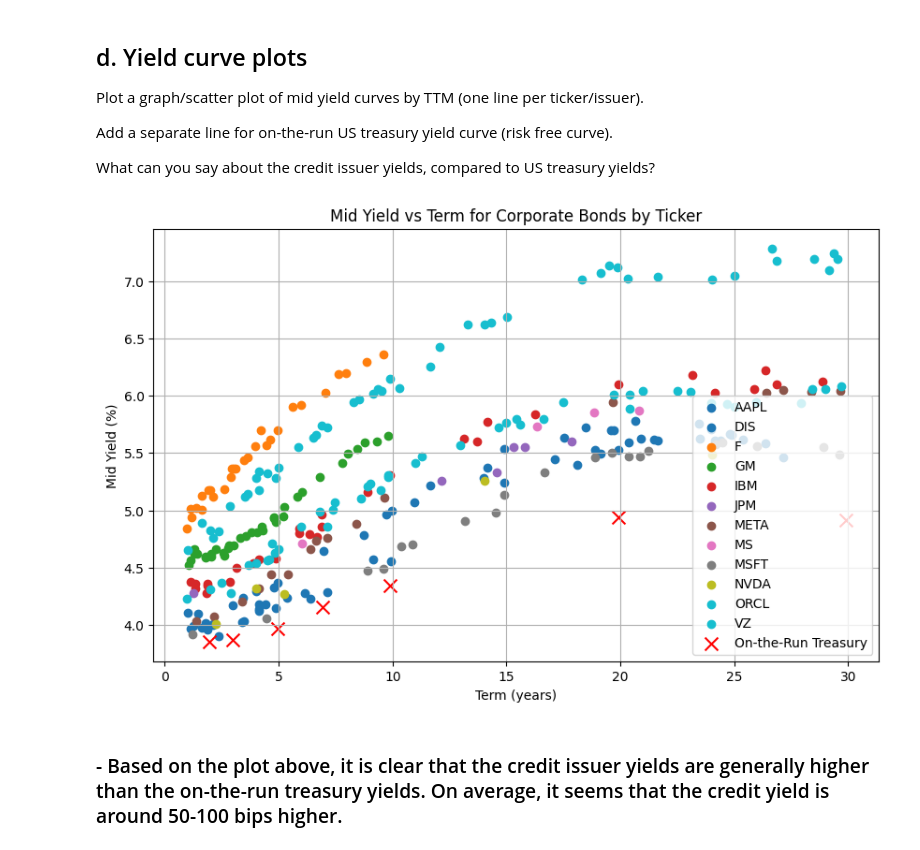
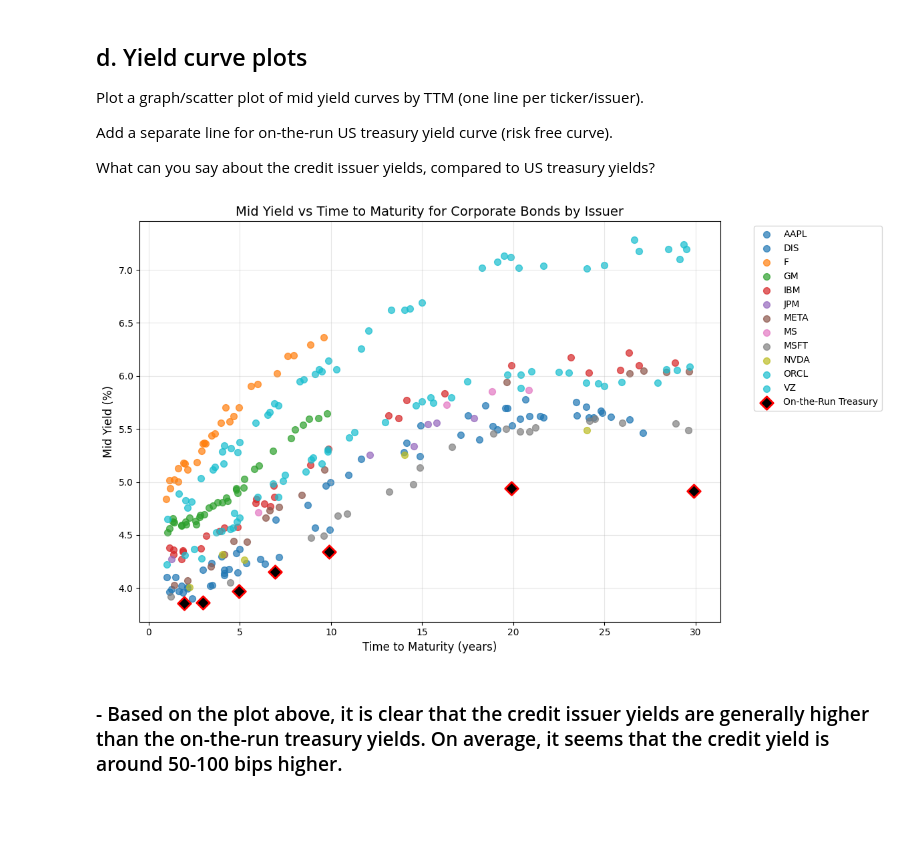
Before and after one commit to y3y-tech/Credit_Markets, a Jupyter notebook: UChicago_FINM_35700_CreditMarkets_Spring2026_Homework_1/UChicago_FINM_35700_CreditMarkets_Spring2026_Homework_1.ipynb, the cells around one changed output. Drawn from its saved outputs; the diff is of its cells as text; code cells hidden in the pictures; blank space fills up the shorter version.

```diff
--- a/UChicago_FINM_35700_CreditMarkets_Spring2026_Homework_1/UChicago_FINM_35700_CreditMarkets_Spring2026_Homework_1.ipynb
+++ b/UChicago_FINM_35700_CreditMarkets_Spring2026_Homework_1/UChicago_FINM_35700_CreditMarkets_Spring2026_Homework_1.ipynb
@@ -406,22 +406,27 @@ Add a separate line for on-the-run US treasury yield curve (risk free curve).
 
 What can you say about the credit issuer yields, compared to US treasury yields?
 # %%
-plt.figure(figsize=(10, 6))
+plt.figure(figsize=(12, 7))
 colors = plt.cm.get_cmap('tab10', len(unique_ticker))
+
 for ticker in unique_ticker:
     ticker_data = corporate_bond_merged[corporate_bond_merged['ticker_x'] == ticker]
-    plt.scatter(ticker_data['TTM'], ticker_data['midYield'], label=ticker, color=colors(unique_ticker.tolist().index(ticker)))
+    plt.scatter(ticker_data['TTM'], ticker_data['midYield'], label=ticker,
+                color=colors(unique_ticker.tolist().index(ticker)), alpha=0.7, s=50)
 
+plt.scatter(on_the_run_treasury['TTM'], on_the_run_treasury['midYield'],
+            color='black', label='On-the-Run Treasury', marker='D', s=100,
+            edgecolors='red', linewidths=2, zorder=5)
 
-plt.scatter(on_the_run_treasury['TTM'], on_the_run_treasury['midYield'], color='red', label='On-the-Run Treasury', marker='x', s=100)
-plt.xlabel('Term (years)')
-plt.ylabel('Mid Yield (%)')
-plt.title('Mid Yield vs Term for Corporate Bonds by Ticker')
-plt.legend()
-plt.grid(True)
+plt.xlabel('Time to Maturity (years)', fontsize=12)
+plt.ylabel('Mid Yield (%)', fontsize=12)
+plt.title('Mid Yield vs Time to Maturity for Corporate Bonds by Issuer', fontsize=14)
+plt.legend(bbox_to_anchor=(1.05, 1), loc='upper left')
+plt.grid(True, alpha=0.3)
+plt.tight_layout()
 plt.show()
 # %% [output]
-[figure, old version]
+[figure, new version]
 # %% [markdown]
 ### - Based on the plot above, it is clear that the credit issuer yields are generally higher than the on-the-run treasury yields. On average, it seems that the credit yield is around 50-100 bips higher.
 # %% [markdown]
```
Also changed, not shown: parts of 5 cells of this notebook, 2 other files.
